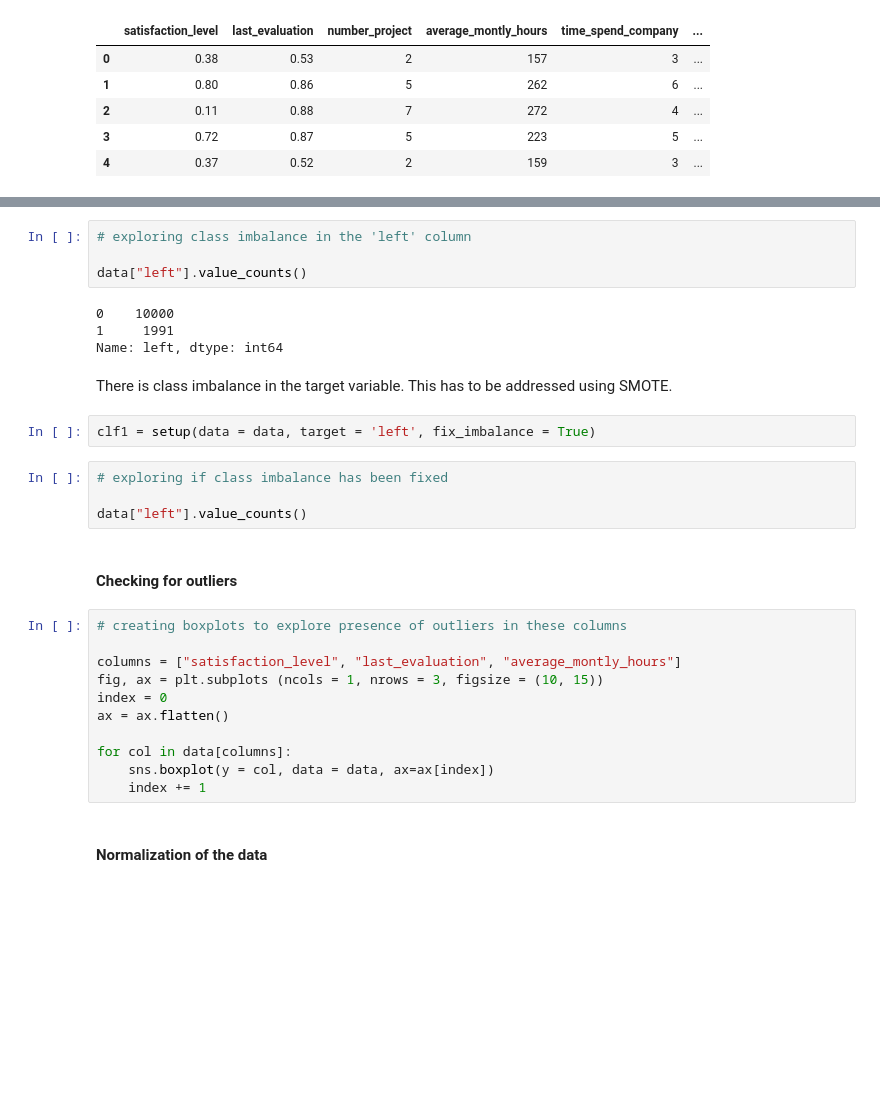
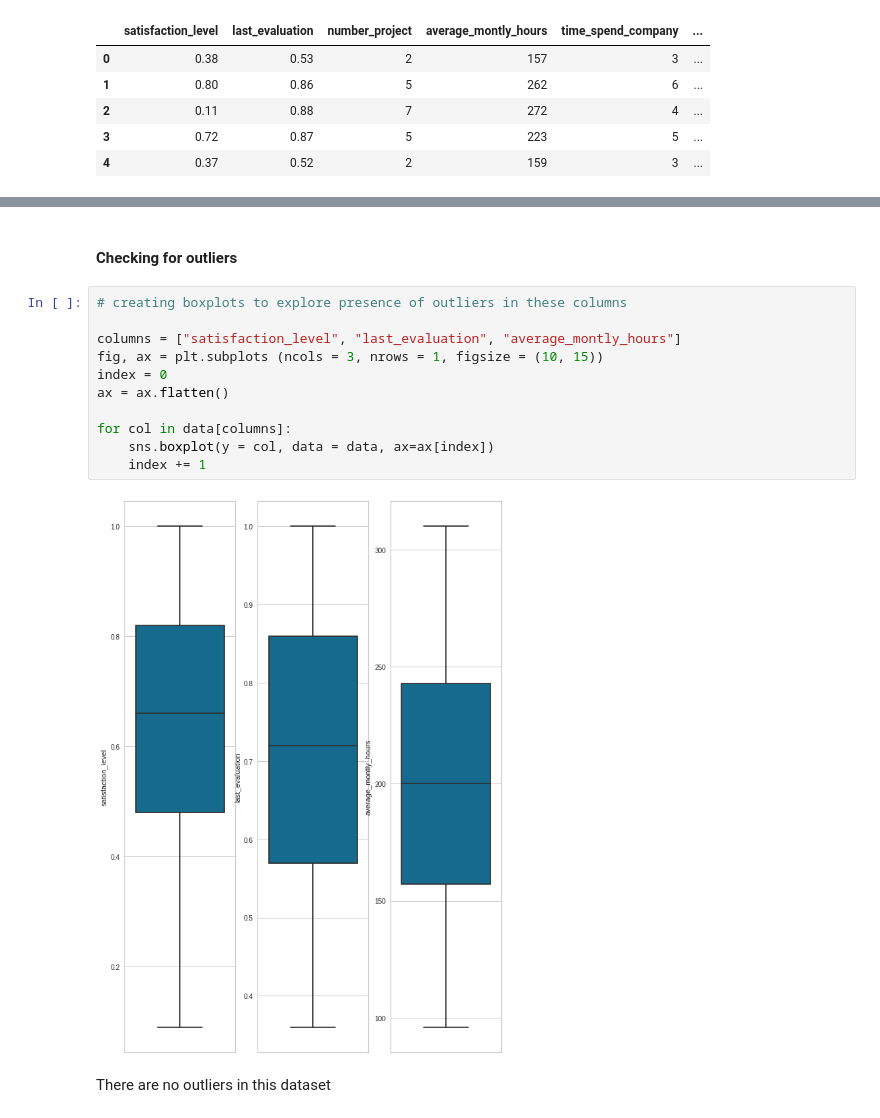
Before and after one commit to VivianKingasia/Employee-Turnover-Project, a Jupyter notebook: Employee Turnover Prediction Model.ipynb, the cells around one changed output, grey strips where cells are left out. Drawn from its saved outputs; the diff is of its cells as text; blank space fills up the shorter version.

```diff
--- a/Employee Turnover Prediction Model.ipynb
+++ b/Employee Turnover Prediction Model.ipynb
@@ -371,31 +357,17 @@ data.head()
-# %%
-# exploring class imbalance in the 'left' column
-
-data["left"].value_counts()
-# %% [output]
-0    10000
-1     1991
-Name: left, dtype: int64
-# %% [markdown]
-There is class imbalance in the target variable. This has to be addressed using SMOTE.
-# %%
-clf1 = setup(data = data, target = 'left', fix_imbalance = True)
-# %%
-# exploring if class imbalance has been fixed
-
-data["left"].value_counts()
 # %% [markdown]
 #### Checking for outliers
 # %%
 # creating boxplots to explore presence of outliers in these columns
 
 columns = ["satisfaction_level", "last_evaluation", "average_montly_hours"]
-fig, ax = plt.subplots (ncols = 1, nrows = 3, figsize = (10, 15))
+fig, ax = plt.subplots (ncols = 3, nrows = 1, figsize = (10, 15))
 index = 0
 ax = ax.flatten()
 
 for col in data[columns]:
     sns.boxplot(y = col, data = data, ax=ax[index])
     index += 1
+# %% [output]
+[figure, added]
-# %% [markdown]
-#### Normalization of the data
+# %% [markdown]
+There are no outliers in this dataset
```
Also changed, not shown: parts of 14 cells of this notebook.
